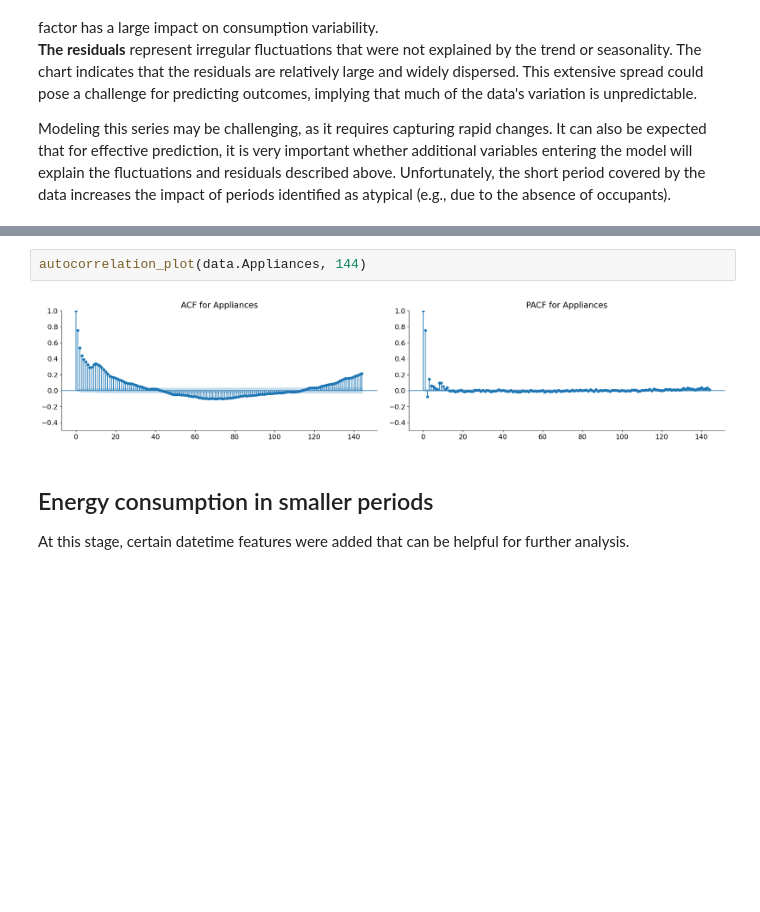
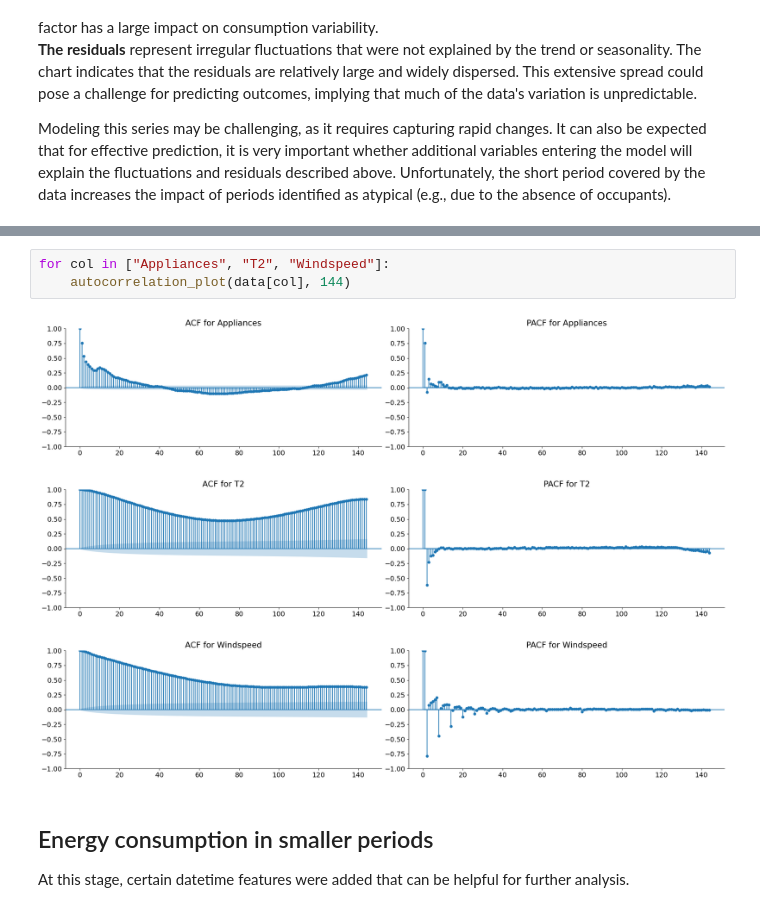
Before and after one commit to k-katarzyna/Appliances_Energy_Prediction, a Jupyter notebook: Appliances_energy_prediction/0_data_exploration.ipynb, the cells around one changed output, grey strips where cells are left out. Saved outputs shown, nothing was run; the diff lists cells and outputs as text; blank space fills up the shorter version.

```diff
--- a/Appliances_energy_prediction/0_data_exploration.ipynb
+++ b/Appliances_energy_prediction/0_data_exploration.ipynb
@@ -116,7 +129,10 @@ Seasonal features like the hour of the day and the day of the week should also b
 # %%
-autocorrelation_plot(data.Appliances, 144)
+for col in ["Appliances", "T2", "Windspeed"]:
+    autocorrelation_plot(data[col], 144)
 # %% [output]
-[figure, old version]
+[figure, new version]
+[figure, added]
+[figure, added]
 # %% [markdown]
 ## Energy consumption in smaller periods
 
```
Also changed, not shown: parts of 12 cells of this notebook, 1 other file.
